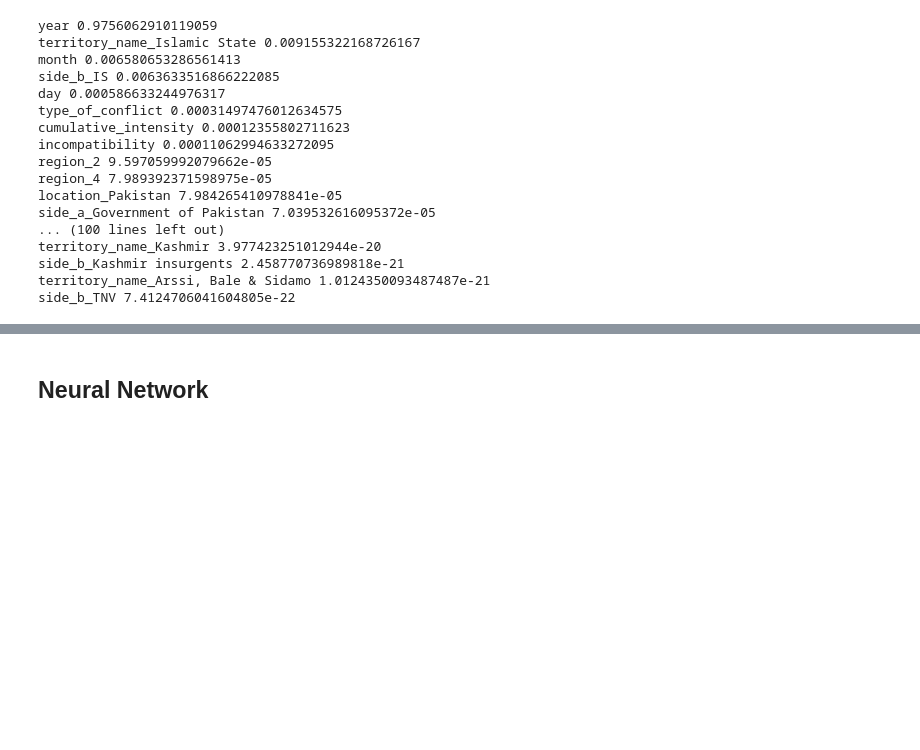
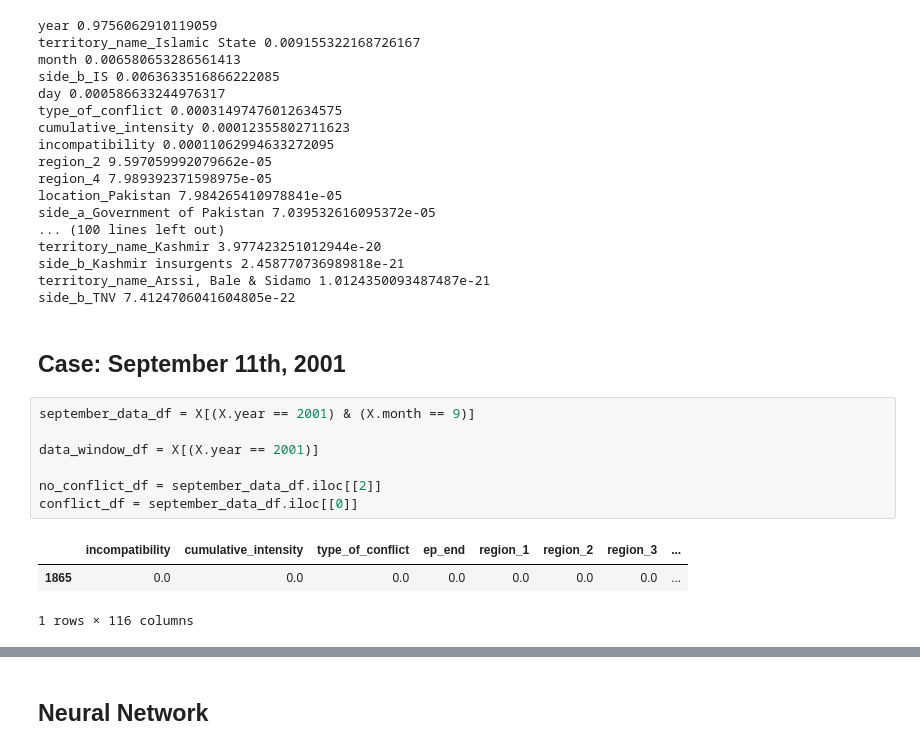
Before and after one commit to THeath15/Team1--Project, a Jupyter notebook: ml_dev.ipynb, the cells around one changed output, grey strips where cells are left out. Cells and saved outputs as stored; diff of their text form; blank space fills up the shorter version.

```diff
--- a/ml_dev.ipynb
+++ b/ml_dev.ipynb
@@ -298,3 +298,16 @@ territory_name_Kashmir 3.977423251012944e-20
 side_b_Kashmir insurgents 2.458770736989818e-21
 territory_name_Arssi, Bale & Sidamo 1.0124350093487487e-21
 side_b_TNV 7.4124706041604805e-22
+# %% [markdown]
+## Case: September 11th, 2001
+# %%
+september_data_df = X[(X.year == 2001) & (X.month == 9)]
+
+data_window_df = X[(X.year == 2001)]
+
+no_conflict_df = september_data_df.iloc[[2]]
+conflict_df = september_data_df.iloc[[0]]
+# %% [output]
+|  | incompatibility | cumulative_intensity | type_of_conflict | ep_end | region_1 | region_2 | region_3 | ... |
+| 1865 | 0.0 | 0.0 | 0.0 | 0.0 | 0.0 | 0.0 | 0.0 | ... |
+1 rows × 116 columns
```
Also changed, not shown: parts of 13 cells of this notebook.
